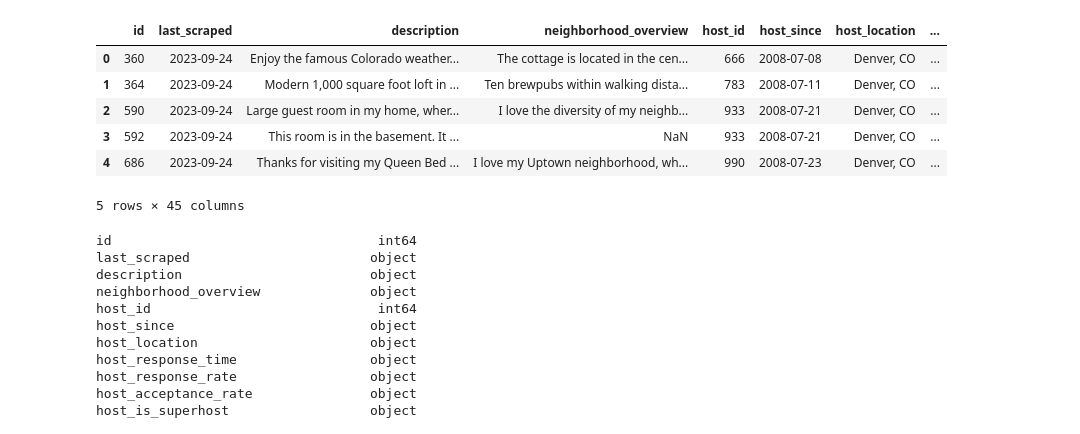
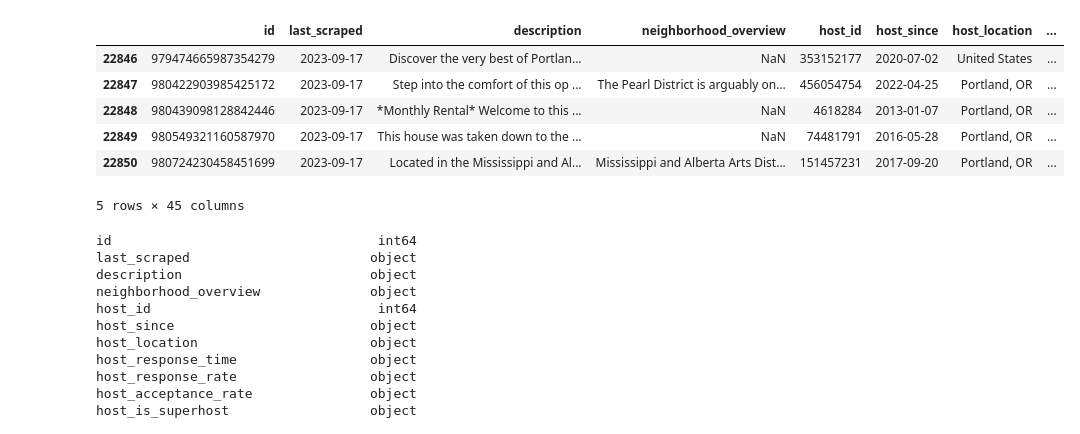
Before and after one commit to bmckimmy/Panda-o-rama, a Jupyter notebook: JZD_files/Overall_Rating-arrival-of-the-birds.ipynb, the cells around one changed output. Cells and saved outputs as stored; diff of their text form; code cells hidden in the pictures.

```diff
--- a/JZD_files/Overall_Rating-arrival-of-the-birds.ipynb
+++ b/JZD_files/Overall_Rating-arrival-of-the-birds.ipynb
@@ -21,15 +21,16 @@ import matplotlib.pyplot as plt
 # %%
 # this is to grab the data that we created on 01/03/2023 as a group
 
-df = pd.read_csv('all_listings_df')
+df = pd.read_csv('../BM_files/all_listings_df')
 df.head()
+df.tail()
 # %% [output]
 |  | id | last_scraped | description | neighborhood_overview | host_id | host_since | host_location | ... |
-| 0 | 360 | 2023-09-24 | Enjoy the famous Colorado weather... | The cottage is located in the cen... | 666 | 2008-07-08 | Denver, CO | ... |
-| 1 | 364 | 2023-09-24 | Modern 1,000 square foot loft in ... | Ten brewpubs within walking dista... | 783 | 2008-07-11 | Denver, CO | ... |
-| 2 | 590 | 2023-09-24 | Large guest room in my home, wher... | I love the diversity of my neighb... | 933 | 2008-07-21 | Denver, CO | ... |
-| 3 | 592 | 2023-09-24 | This room is in the basement. It ... | NaN | 933 | 2008-07-21 | Denver, CO | ... |
-| 4 | 686 | 2023-09-24 | Thanks for visiting my Queen Bed ... | I love my Uptown neighborhood, wh... | 990 | 2008-07-23 | Denver, CO | ... |
+| 22846 | 979474665987354279 | 2023-09-17 | Discover the very best of Portlan... | NaN | 353152177 | 2020-07-02 | United States | ... |
+| 22847 | 980422903985425172 | 2023-09-17 | Step into the comfort of this op ... | The Pearl District is arguably on... | 456054754 | 2022-04-25 | Portland, OR | ... |
+| 22848 | 980439098128842446 | 2023-09-17 | *Monthly Rental* Welcome to this ... | NaN | 4618284 | 2013-01-07 | Portland, OR | ... |
+| 22849 | 980549321160587970 | 2023-09-17 | This house was taken down to the ... | NaN | 74481791 | 2016-05-28 | Portland, OR | ... |
+| 22850 | 980724230458451699 | 2023-09-17 | Located in the Mississippi and Al... | Mississippi and Alberta Arts Dist... | 151457231 | 2017-09-20 | Portland, OR | ... |
 5 rows × 45 columns
 # %%
 # just looking at the different types of data that was included in the file
```
Also changed, not shown: parts of 16 cells of this notebook, 4 other files.
